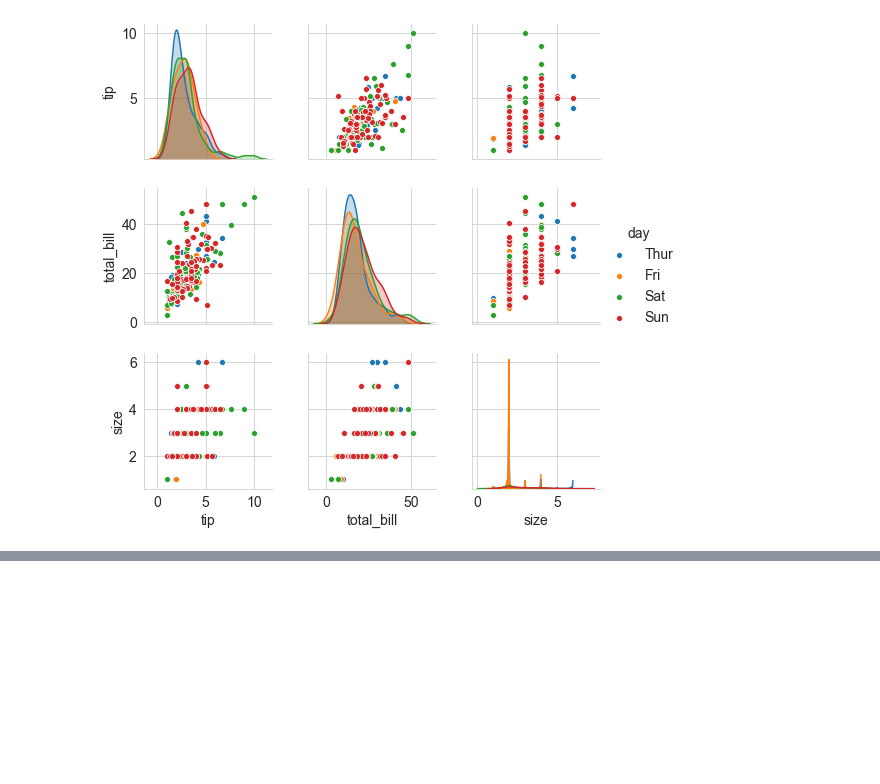
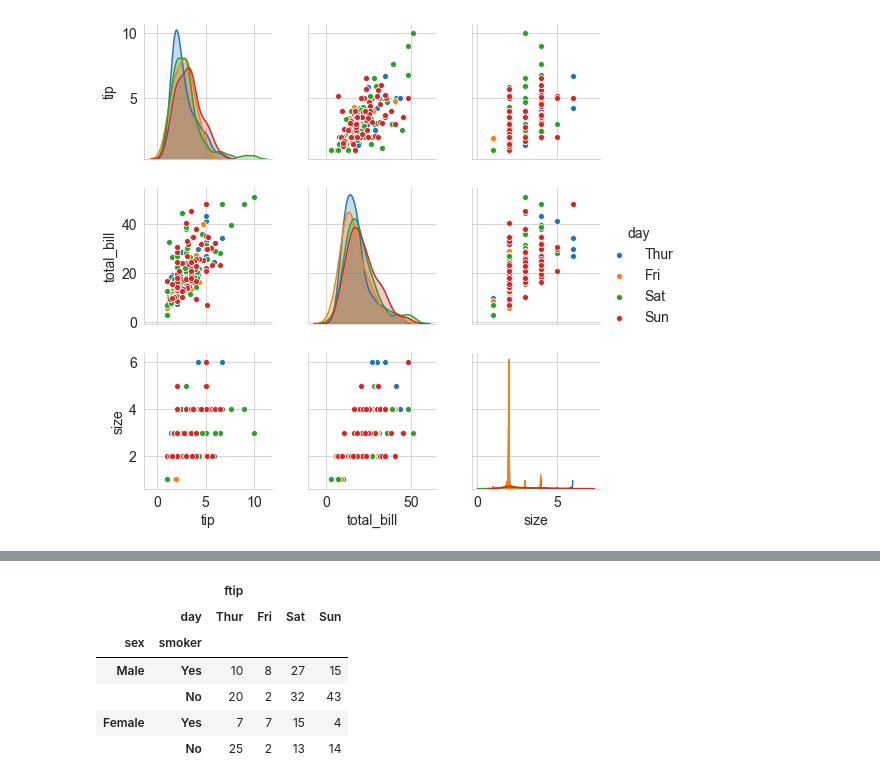
Before and after one commit to elizabethdaly/data-analysis-project, a Jupyter notebook: tips-data-analysis.ipynb, the cells around one changed output, grey strips where cells are left out. Saved outputs shown, nothing was run; the diff lists cells and outputs as text; code cells hidden in the pictures; blank space fills up the shorter version.

```diff
--- a/tips-data-analysis.ipynb
+++ b/tips-data-analysis.ipynb
@@ -583,0 +604,11 @@ df.pivot_table(['ftip'], index=['sex', 'smoker'], columns='size')
+# %%
+# How many in each of these groups?.
+df.pivot_table(['ftip'], index=['sex', 'smoker'], columns='day', aggfunc='count') # To count group sizes: aggfunc='count'
+# %% [output]
+|  |  | ftip |  |  |  |
+|  | day | Thur | Fri | Sat | Sun |
+| sex | smoker |  |  |  |  |
+| Male | Yes | 10 | 8 | 27 | 15 |
+|  | No | 20 | 2 | 32 | 43 |
+| Female | Yes | 7 | 7 | 15 | 4 |
+|  | No | 25 | 2 | 13 | 14 |
```
Also changed, not shown: parts of 24 cells of this notebook, 1 other file.
